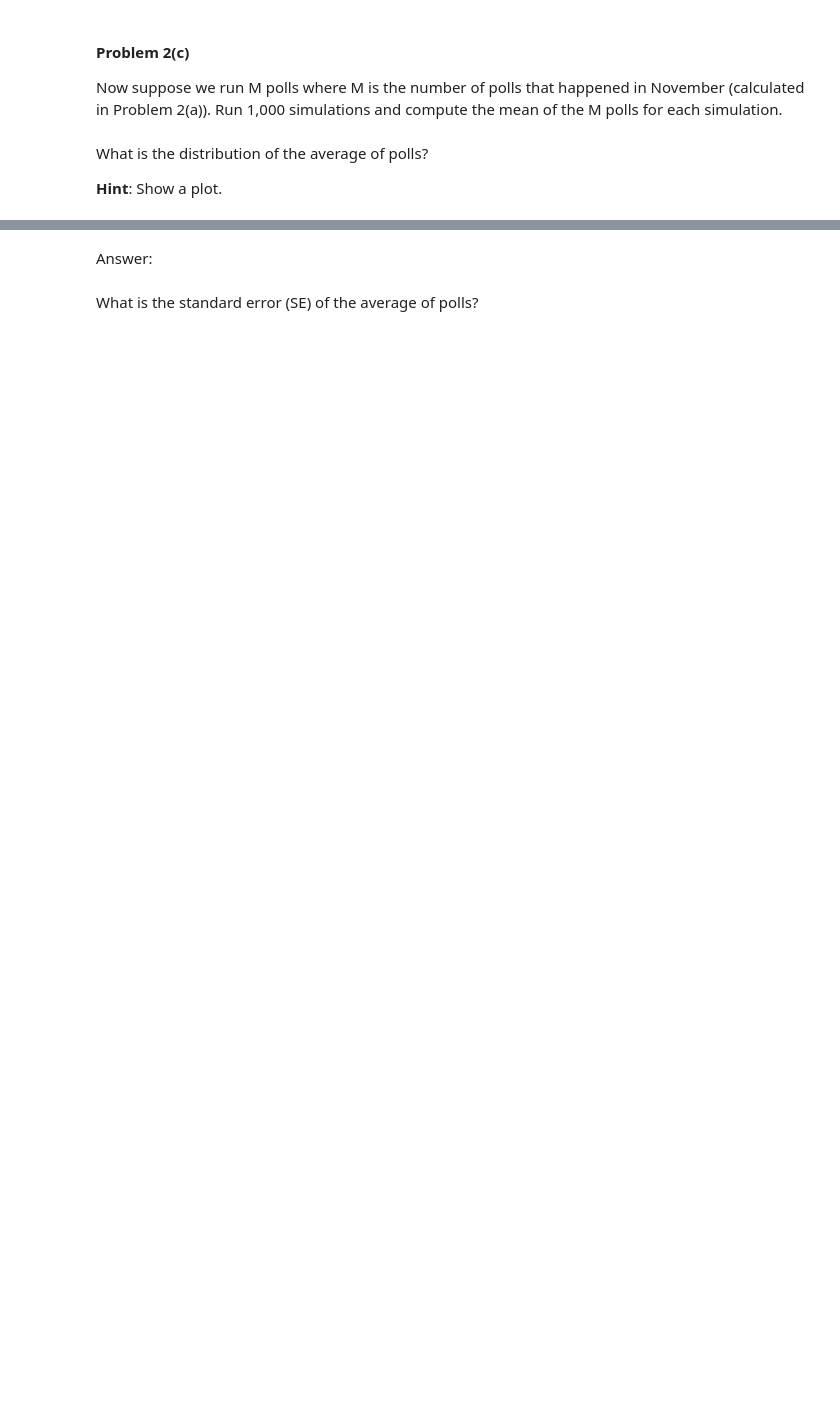
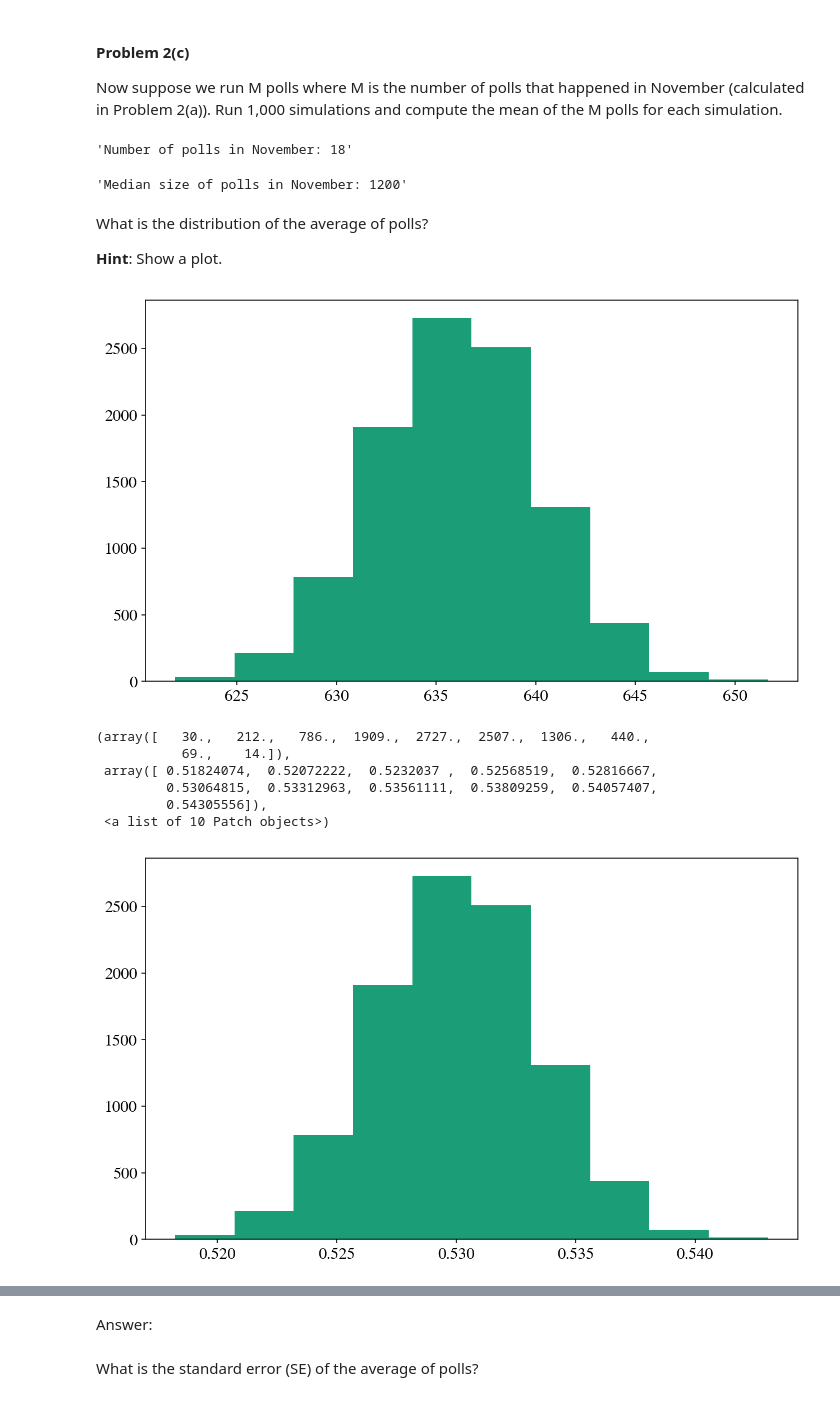
Before and after one commit to ShichengChen/cs109, a Jupyter notebook: 2014-master/homework/HW2.ipynb, the cells around one changed output, grey strips where cells are left out. Cells and saved outputs as stored; diff of their text form; code cells hidden in the pictures; blank space fills up the shorter version.

```diff
--- a/2014-master/homework/HW2.ipynb
+++ b/2014-master/homework/HW2.ipynb
@@ -464,0 +461,4 @@ np.std(re, ddof=1)
+# %%
+N = 1200.0
+re = np.random.binomial(N, p, size=10000) / N
+np.std(re, ddof=1)
@@ -482,3 +488,13 @@ Now suppose we run M polls where M is the number of polls that happened in Novem
+# %%
+"Number of polls in November: %i" % M
+# %% [output]
+'Number of polls in November: 18'
+# %%
+"Median size of polls in November: %i" % N
+# %% [output]
+'Median size of polls in November: 1200'
+# %%
+re = map(lambda x:np.mean(np.random.binomial(N,p,size=M)),range(10000))
 # %% [markdown]
 What is the distribution of the average of polls?
 
@@ -487,0 +502,13 @@ What is the distribution of the average of polls?
+# %%
+plt.hist(re)
+plt.show()
+plt.hist(np.array(re) / N)
+# %% [output]
+[figure, added]
+(array([   30.,   212.,   786.,  1909.,  2727.,  2507.,  1306.,   440.,
+           69.,    14.]),
+ array([ 0.51824074,  0.52072222,  0.5232037 ,  0.52568519,  0.52816667,
+         0.53064815,  0.53312963,  0.53561111,  0.53809259,  0.54057407,
+         0.54305556]),
+ <a list of 10 Patch objects>)
+[figure, added]
```
Also changed, not shown: parts of 11 cells of this notebook.
